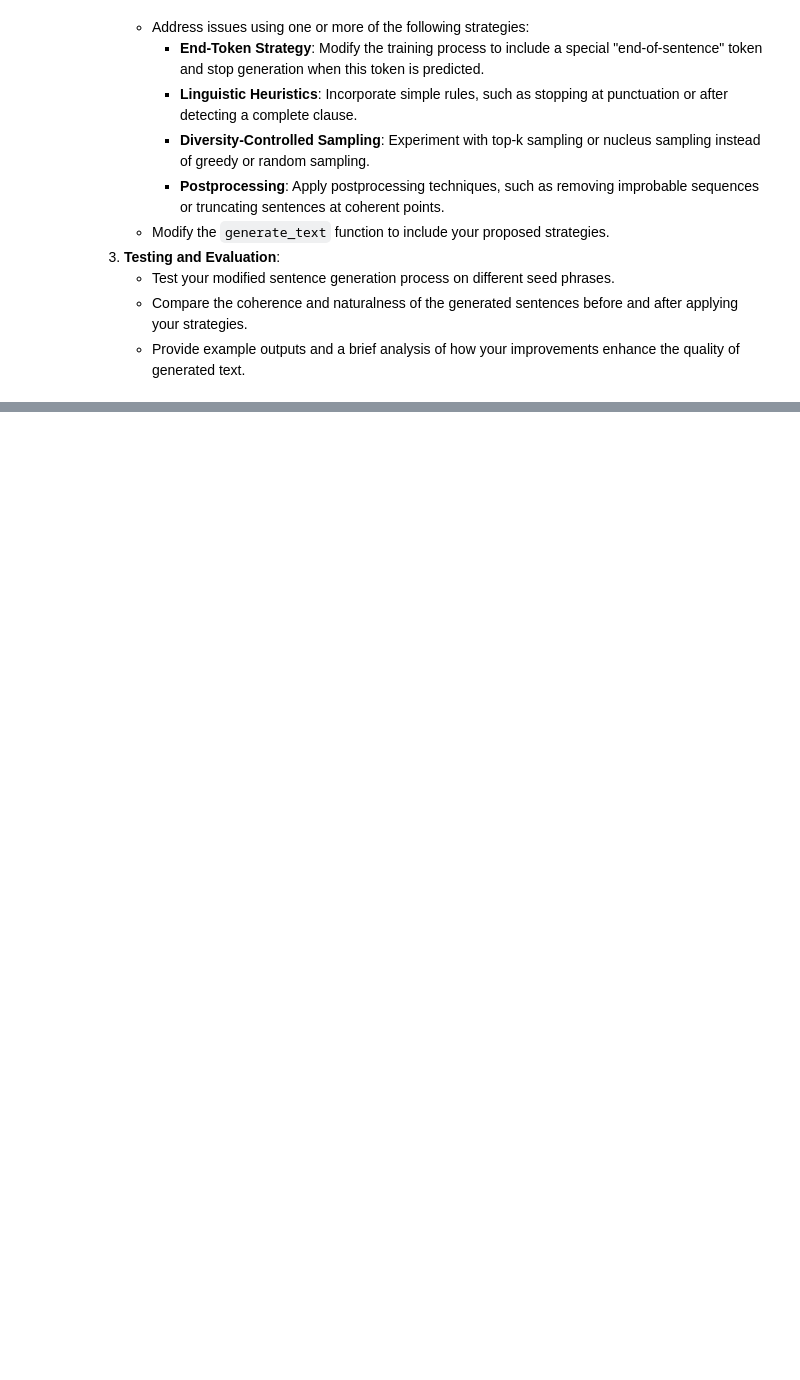
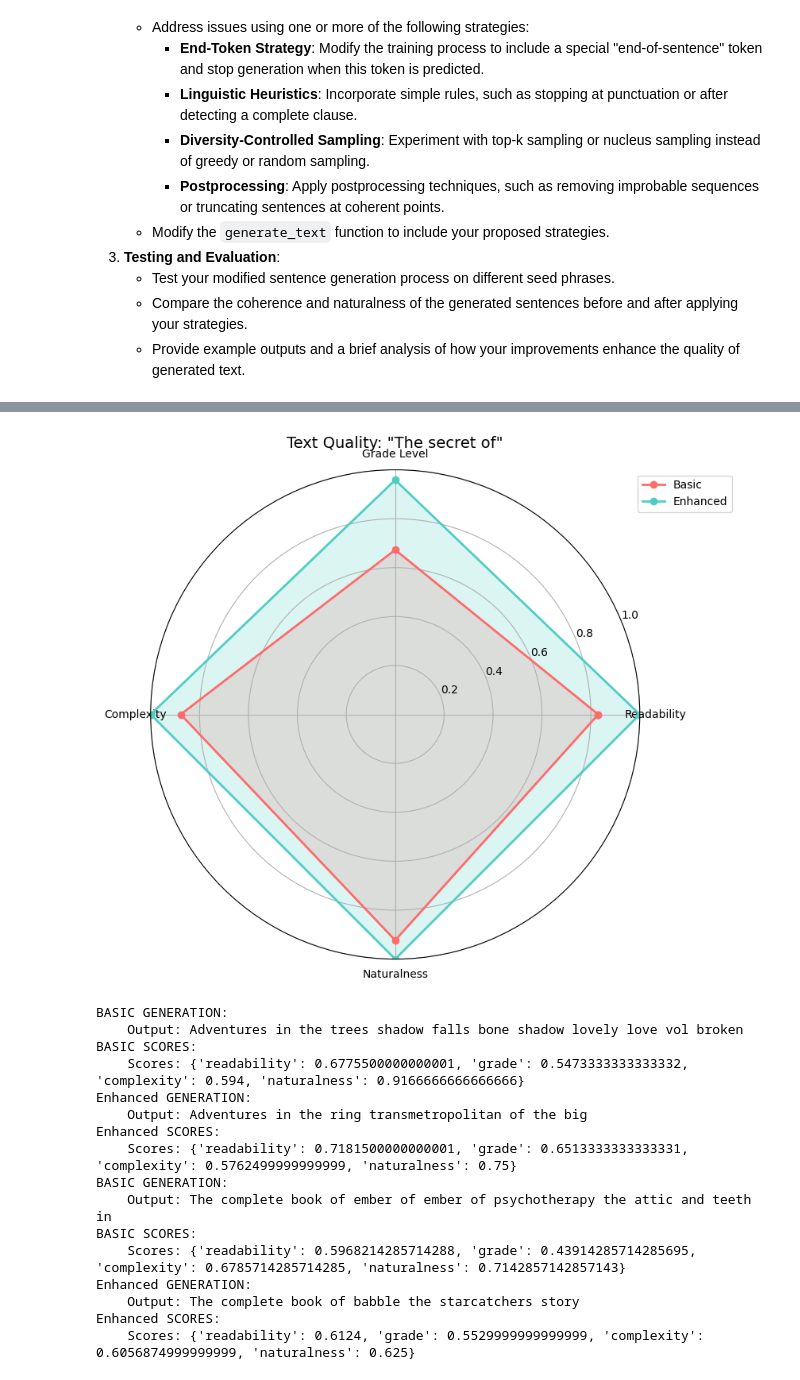
Before and after one commit to PCBZ/CS6180-Course, a Jupyter notebook: HW2_Q2.ipynb, the cells around one changed output, grey strips where cells are left out. Cells and saved outputs as stored; diff of their text form; code cells hidden in the pictures; blank space fills up the shorter version.

```diff
--- a/HW2_Q2.ipynb
+++ b/HW2_Q2.ipynb
@@ -711,12 +711,15 @@ In its current state, the sentence generation process often produces incomplete
    - Compare the coherence and naturalness of the generated sentences before and after applying your strategies.
    - Provide example outputs and a brief analysis of how your improvements enhance the quality of generated text.
 # %%
+from torch import diff
 # Your Code Here for Task 5.4
 import nltk
 from nltk.corpus import stopwords
 import numpy as np
 from tensorflow.keras.preprocessing.sequence import pad_sequences
 
+!pip install textstat
+import textstat
 
 nltk.download('stopwords')
 
@@ -802,14 +805,71 @@ def evaluate_text_generation(model, tokenizer, seed_text, max_length, num_words)
     results = {}
 
     basic_result = generate_text(model, tokenizer, seed_text, max_length, num_words)
+    basic_scores = textstat_evaluation(basic_result)
     print("BASIC GENERATION:")
     print(f"    Output: {basic_result}")
+    print("BASIC SCORES:")
+    print(f"    Scores: {basic_scores}")
 
     enhanced_result = generate_text_enhanced(model, tokenizer, seed_text, max_length, num_words)
-    print("Enanced GENERATION:")
+    enhanced_scores = textstat_evaluation(enhanced_result)
+    print("Enhanced GENERATION:")
     print(f"    Output: {enhanced_result}")
+    print("Enhanced SCORES:")
+    print(f"    Scores: {enhanced_scores}")
+
+    if seed_text == "The secret of":
+        draw_radar_chart(basic_scores, enhanced_scores, seed_text)
 
     return results
+
+def textstat_evaluation(text):
+    """
+    Evaluation with textstat lib
+    """
+    flesch_reading_ease = textstat.flesch_reading_ease(text)
+    flesch_kincaid_grade = textstat.flesch_kincaid_grade(text)
+    automated_readability_index = textstat.automated_readability_index(text)
+    difficult_words = textstat.difficult_words(text)
+
+    total_words = len(text.split())
+
+    return {
+        "readability": max(0, min(1, flesch_reading_ease / 100)),
+        "grade": max(0, min(1, 1 - flesch_kincaid_grade / 15)),
+        "complexity": max(0, min(1, 1 - automated_readability_index / 20)),
+        "naturalness": max(0, min(1, 1 - difficult_words / max(1, total_words))),
+    }
+
+def draw_radar_chart(basic_scores, enhanced_scores, seed_text):
+    metrics = ['Readability', 'Grade Level', 'Complexity', 'Naturalness']
+
+    basic_data = list(basic_scores.values())
+    enhanced_data = list(enhanced_scores.values())
+
+    n = len(metrics)
+    angles = np.linspace(0, 2 * np.pi, n, endpoint=False).tolist() + [0]
+
+    basic_data += basic_data[:1]
+    enhanced_data += enhanced_data[:1]
+
+    fig, ax = plt.subplots(figsize=(8, 8), subplot_kw=dict(projection='polar'))
+
+    ax.plot(angles, basic_data, 'o-', linewidth=2, label='Basic', color='#FF6B6B')
+    ax.fill(angles, basic_data, alpha=0.2, color='#FF6B6B')
+
+    ax.plot(angles, enhanced_data, 'o-', linewidth=2, label='Enhanced', color='#4ECDC4')
+    ax.fill(angles, enhanced_data, alpha=0.2, color='#4ECDC4')
+
+    ax.set_xticks(angles[:-1])
+    ax.set_xticklabels(metrics)
+    ax.set_ylim(0, 1)
+    ax.grid(True)
+
+    plt.title(f'Text Quality: "{seed_text}"', fontsize=14, pad=20)
+    plt.legend(loc='upper right', bbox_to_anchor=(1.2, 1.0))
+    plt.show()
+
 
 test_seeds = [
     "The perfect guide to",
@@ -846,0 +925,17 @@ Enanced GENERATION:
+[figure, added]
+BASIC GENERATION:
+    Output: Adventures in the trees shadow falls bone shadow lovely love vol broken
+BASIC SCORES:
+    Scores: {'readability': 0.6775500000000001, 'grade': 0.5473333333333332, 'complexity': 0.594, 'naturalness': 0.9166666666666666}
+Enhanced GENERATION:
+    Output: Adventures in the ring transmetropolitan of the big
+Enhanced SCORES:
+    Scores: {'readability': 0.7181500000000001, 'grade': 0.6513333333333331, 'complexity': 0.5762499999999999, 'naturalness': 0.75}
+BASIC GENERATION:
+    Output: The complete book of ember of ember of psychotherapy the attic and teeth in
+BASIC SCORES:
+    Scores: {'readability': 0.5968214285714288, 'grade': 0.43914285714285695, 'complexity': 0.6785714285714285, 'naturalness': 0.7142857142857143}
+Enhanced GENERATION:
+    Output: The complete book of babble the starcatchers story
+Enhanced SCORES:
+    Scores: {'readability': 0.6124, 'grade': 0.5529999999999999, 'complexity': 0.6056874999999999, 'naturalness': 0.625}
```
Also changed, not shown: parts of 12 cells of this notebook.
